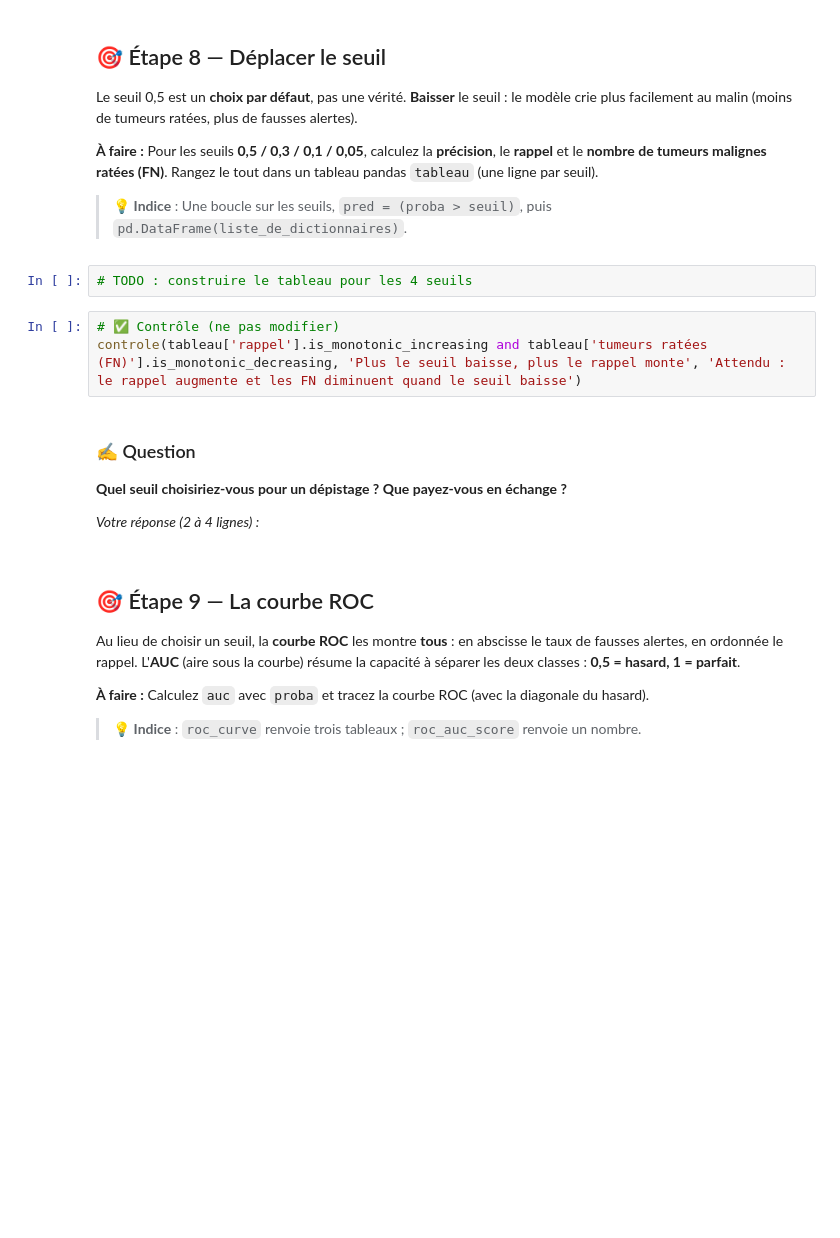
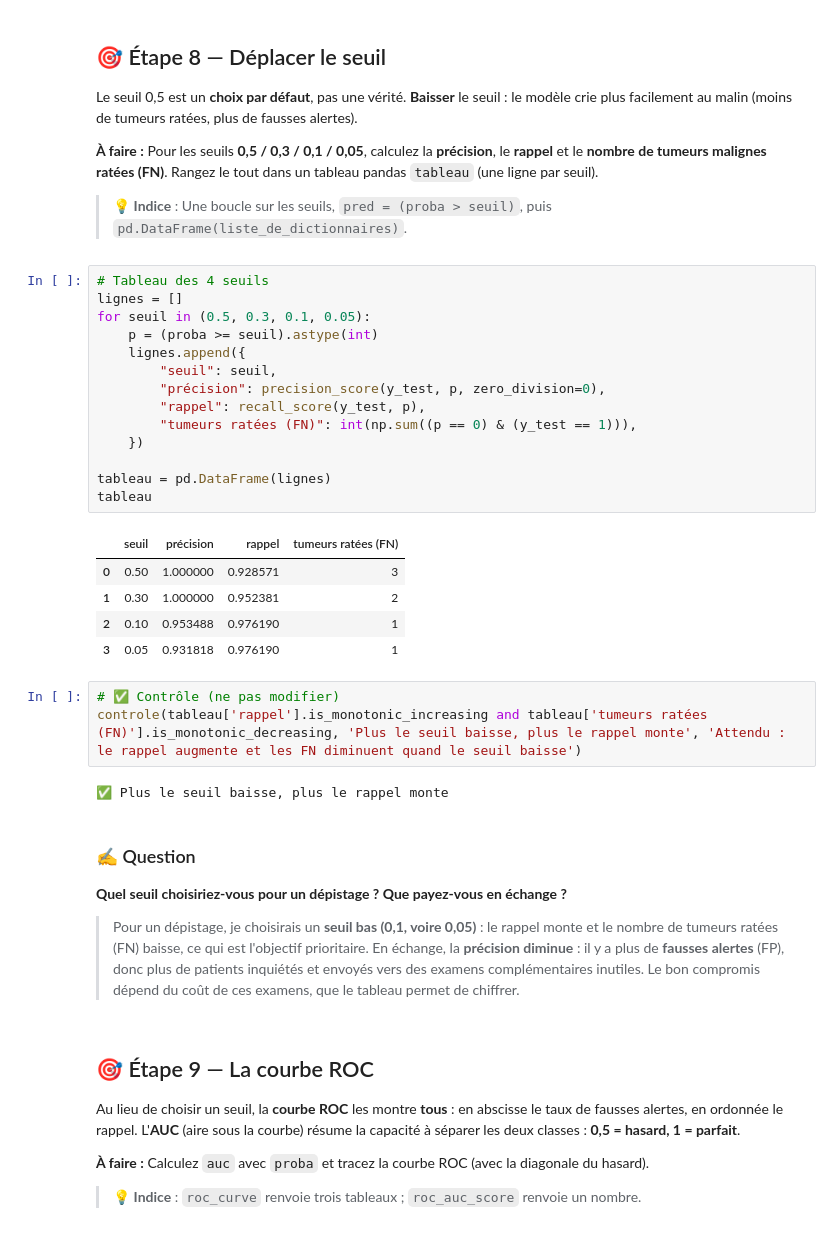
Before and after one commit to Tesfabirhan-WR/neural-network, a Jupyter notebook: notebooks/tp2_classification_binaire.ipynb, the cells around one changed output. Cells and saved outputs as stored; diff of their text form; blank space fills up the shorter version.

```diff
--- a/notebooks/tp2_classification_binaire.ipynb
+++ b/notebooks/tp2_classification_binaire.ipynb
@@ -214,17 +223,35 @@ Le seuil 0,5 est un **choix par défaut**, pas une vérité. **Baisser** le seui
 
 > 💡 **Indice** : Une boucle sur les seuils, `pred = (proba > seuil)`, puis `pd.DataFrame(liste_de_dictionnaires)`.
 # %%
-# TODO : construire le tableau pour les 4 seuils
+# Tableau des 4 seuils
+lignes = []
+for seuil in (0.5, 0.3, 0.1, 0.05):
+    p = (proba >= seuil).astype(int)
+    lignes.append({
+        "seuil": seuil,
+        "précision": precision_score(y_test, p, zero_division=0),
+        "rappel": recall_score(y_test, p),
+        "tumeurs ratées (FN)": int(np.sum((p == 0) & (y_test == 1))),
+    })
+
+tableau = pd.DataFrame(lignes)
+tableau
+# %% [output]
+|  | seuil | précision | rappel | tumeurs ratées (FN) |
+| 0 | 0.50 | 1.000000 | 0.928571 | 3 |
+| 1 | 0.30 | 1.000000 | 0.952381 | 2 |
+| 2 | 0.10 | 0.953488 | 0.976190 | 1 |
+| 3 | 0.05 | 0.931818 | 0.976190 | 1 |
 # %%
 # ✅ Contrôle (ne pas modifier)
 controle(tableau['rappel'].is_monotonic_increasing and tableau['tumeurs ratées (FN)'].is_monotonic_decreasing, 'Plus le seuil baisse, plus le rappel monte', 'Attendu : le rappel augmente et les FN diminuent quand le seuil baisse')
+# %% [output]
+✅ Plus le seuil baisse, plus le rappel monte
 # %% [markdown]
 ### ✍️ Question
 **Quel seuil choisiriez-vous pour un dépistage ? Que payez-vous en échange ?**
 
-*Votre réponse (2 à 4 lignes) :*
-
->
+> Pour un dépistage, je choisirais un **seuil bas (0,1, voire 0,05)** : le rappel monte et le nombre de tumeurs ratées (FN) baisse, ce qui est l'objectif prioritaire. En échange, la **précision diminue** : il y a plus de **fausses alertes** (FP), donc plus de patients inquiétés et envoyés vers des examens complémentaires inutiles. Le bon compromis dépend du coût de ces examens, que le tableau permet de chiffrer.
 # %% [markdown]
 ## 🎯 Étape 9 — La courbe ROC
 Au lieu de choisir un seuil, la **courbe ROC** les montre **tous** : en abscisse le taux de fausses alertes, en ordonnée le rappel. L'**AUC** (aire sous la courbe) résume la capacité à séparer les deux classes : **0,5 = hasard, 1 = parfait**.
```
Also changed, not shown: parts of 6 cells of this notebook.
